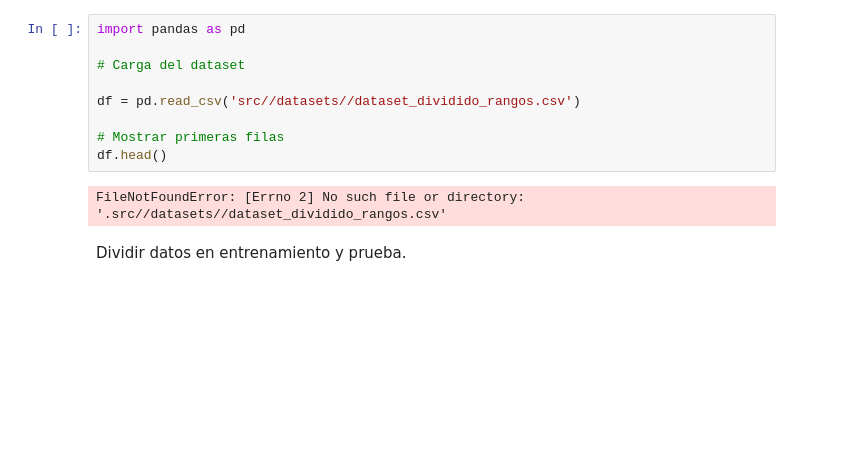
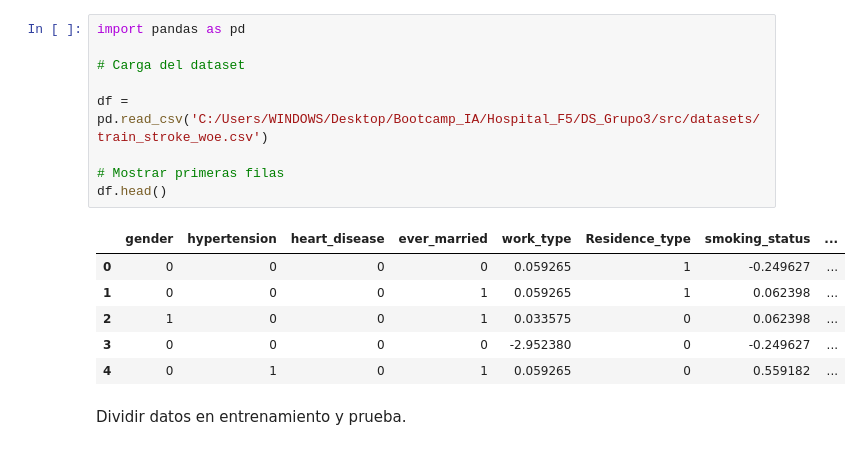
Before and after one commit to carrillo-p/DS_Grupo3, a Jupyter notebook: RF_LightGBM.ipynb, the cells around one changed output. Cells and saved outputs as stored; diff of their text form; blank space fills up the shorter version.

```diff
--- a/RF_LightGBM.ipynb
+++ b/RF_LightGBM.ipynb
@@ -1,14 +1,19 @@
 # %%
 import pandas as pd
 
 # Carga del dataset
 
-df = pd.read_csv('src//datasets//dataset_dividido_rangos.csv')
+df = pd.read_csv('C:/Users/WINDOWS/Desktop/Bootcamp_IA/Hospital_F5/DS_Grupo3/src/datasets/train_stroke_woe.csv')
 
 # Mostrar primeras filas
 df.head()
 # %% [output]
-FileNotFoundError: [Errno 2] No such file or directory: '.src//datasets//dataset_dividido_rangos.csv'
+|  | gender | hypertension | heart_disease | ever_married | work_type | Residence_type | smoking_status | ... |
+| 0 | 0 | 0 | 0 | 0 | 0.059265 | 1 | -0.249627 | ... |
+| 1 | 0 | 0 | 0 | 1 | 0.059265 | 1 | 0.062398 | ... |
+| 2 | 1 | 0 | 0 | 1 | 0.033575 | 0 | 0.062398 | ... |
+| 3 | 0 | 0 | 0 | 0 | -2.952380 | 0 | -0.249627 | ... |
+| 4 | 0 | 1 | 0 | 1 | 0.059265 | 0 | 0.559182 | ... |
 # %% [markdown]
 Dividir datos en entrenamiento y prueba.
 # %%
```
Also changed, not shown: parts of 8 cells of this notebook.
